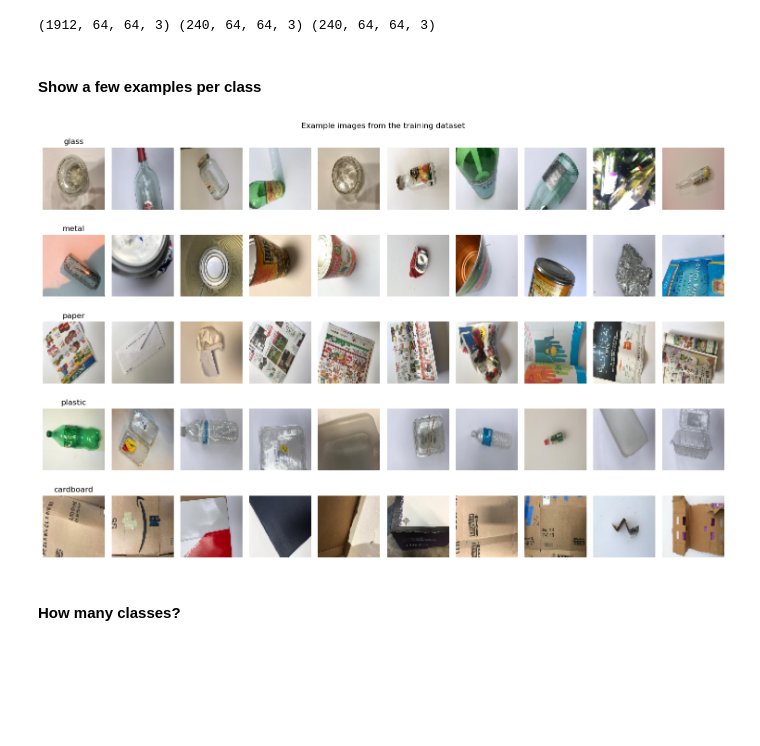
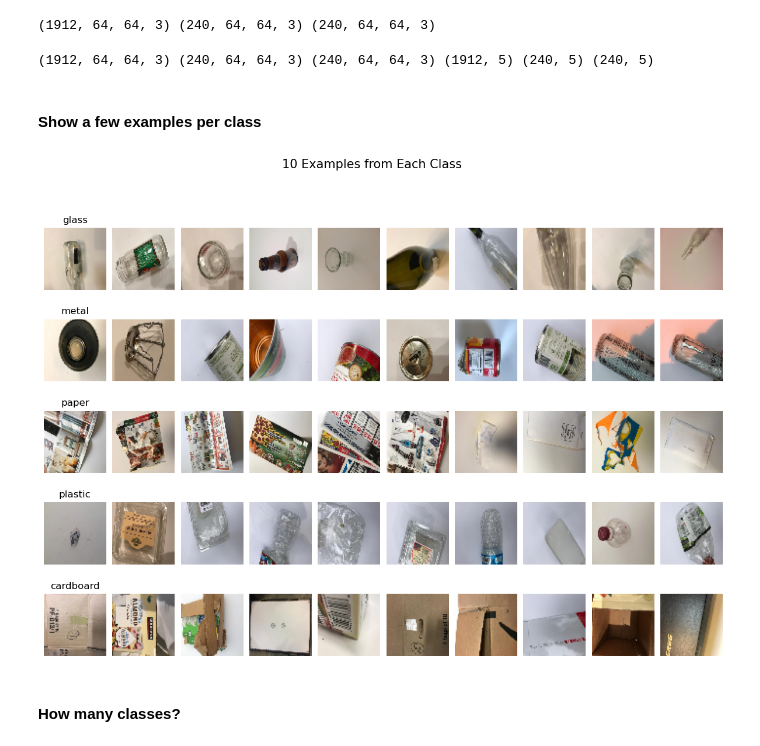
Before and after one commit to BredaUniversityADSAI/2022-23c-1fcmgt-reg-ai-01-SterreWalta220759, a Jupyter notebook: Responsible_AI/Creative-Brief-CNN.ipynb, the cells around one changed output. Drawn from its saved outputs; the diff is of its cells as text; code cells hidden in the pictures; blank space fills up the shorter version.

```diff
--- a/Responsible_AI/Creative-Brief-CNN.ipynb
+++ b/Responsible_AI/Creative-Brief-CNN.ipynb
@@ -82,36 +89,40 @@ X_train, X_val, y_train, y_val = train_test_split(X_train,
 print(X_train.shape, X_val.shape, X_test.shape)
 # %% [output]
 (1912, 64, 64, 3) (240, 64, 64, 3) (240, 64, 64, 3)
+# %%
+print(X_train.shape, X_val.shape, X_test.shape, y_train.shape, y_val.shape, y_test.shape)
+# %% [output]
+(1912, 64, 64, 3) (240, 64, 64, 3) (240, 64, 64, 3) (1912, 5) (240, 5) (240, 5)
 # %% [markdown]
 #### Show a few examples per class
-# %%
-# Define the class names
-class_names = ["glass", "metal", "paper", "plastic", "cardboard"]
-
-# Identify the different classes in the dataset
-num_classes = len(class_names)
-class_indices = [np.where(y_train == i)[0] for i in range(num_classes)]
-
-# Select 10 example images for each class
-num_examples = 10
-fig, axes = plt.subplots(num_classes, num_examples, figsize=(15, 10))
-
-for i in range(num_classes):
-    for j in range(num_examples):
-        # Select a random image index from the current class
-        idx = np.random.choice(class_indices[i])
-        # Display the image
-        axes[i, j].imshow(X_train[idx])
-        axes[i, j].axis("off")
-        # Add the class label as the title
-        if j == 0:
-            axes[i, j].set_title(class_names[i])
-
-plt.suptitle("Example images from the training dataset")
-plt.tight_layout()
-plt.show()
-# %% [output]
-[figure, removed]
+# %%
+#Define class names
+class_names = ['glass', 'metal', 'paper', 'plastic', 'cardboard']
+
+#Set up the figure with 5 rows and 10 columns of subplots
+fig, axes = plt.subplots(5, 10, figsize=(15, 10))
+
+#Set the title of the figure
+fig.suptitle('10 Examples from Each Class', fontsize=15)
+
+#Iterate over the 5 classes
+for i in range(5):
+    #Get indices of images with current class label
+    class_indices = np.where(labels == i)[0]
+    #Randomly select 10 images from the current class
+    sample_indices = np.random.choice(class_indices, size=10, replace=False)
+    #Display the 10 images in a row
+    for j, idx in enumerate(sample_indices):
+        axes[i, j].imshow(images[idx])
+        axes[i, j].axis('off')
+        #Add the class name as a title to the first subplot in each row
+        if j == 0:
+            axes[i, j].set_title(class_names[i])
+
+#Adjust the spacing between subplots
+plt.subplots_adjust(wspace=0.1, hspace=0.1)
+# %% [output]
+[figure, added]
 # %% [markdown]
 #### How many classes?
 # %% [markdown]
```
Also changed, not shown: parts of 15 cells of this notebook, 4 other files.
